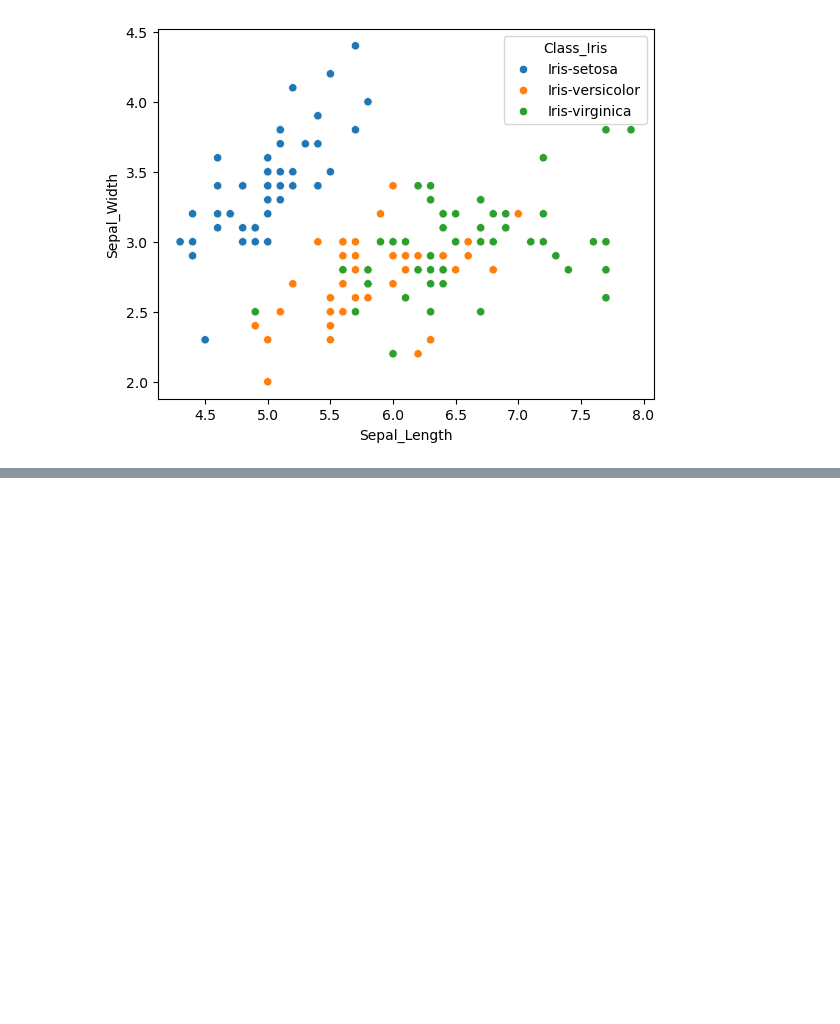
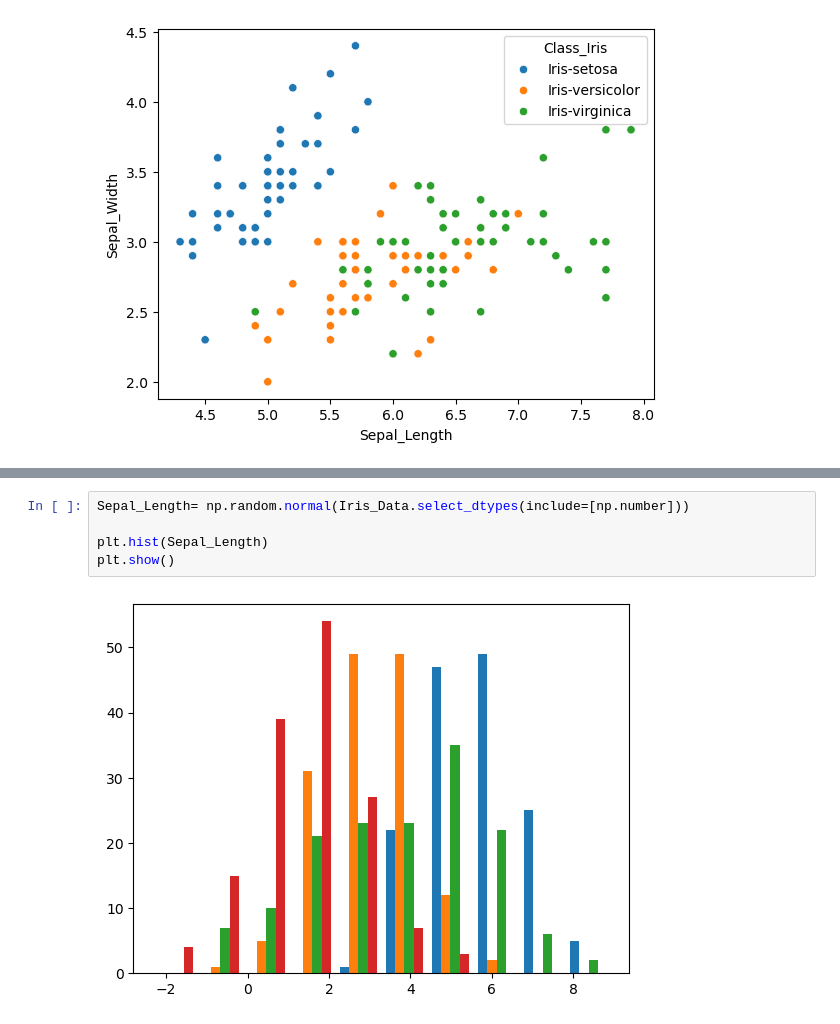
Before and after one commit to Riffatad/Module2, a Jupyter notebook: Module2.ipynb, the cells around one changed output, grey strips where cells are left out. Saved outputs shown, nothing was run; the diff lists cells and outputs as text; blank space fills up the shorter version.

```diff
--- a/Module2.ipynb
+++ b/Module2.ipynb
@@ -65,0 +75,7 @@ plt.show()
+# %%
+Sepal_Length= np.random.normal(Iris_Data.select_dtypes(include=[np.number]))
+
+plt.hist(Sepal_Length)
+plt.show()
+# %% [output]
+[figure, added]
```
Also changed, not shown: parts of 3 cells of this notebook.
